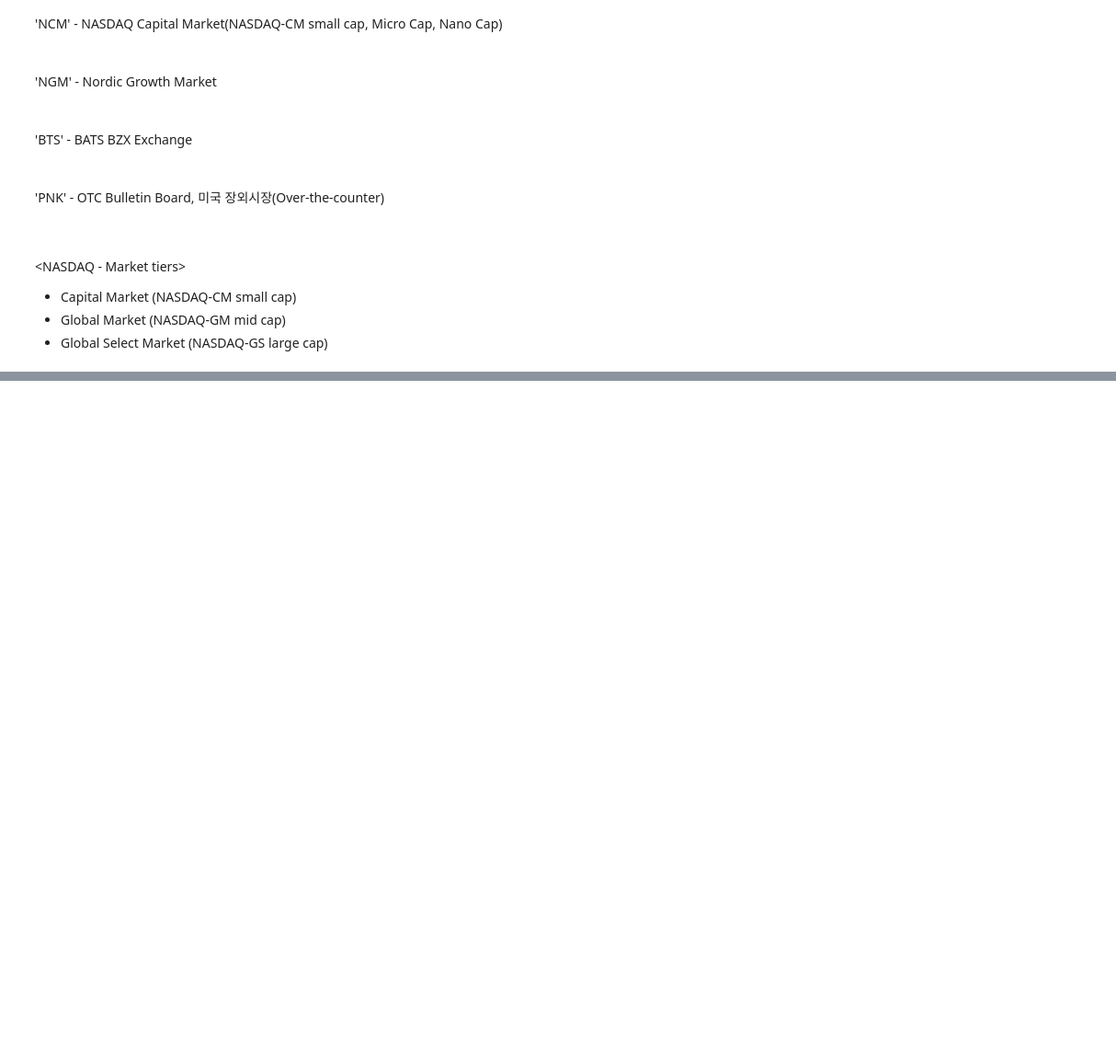
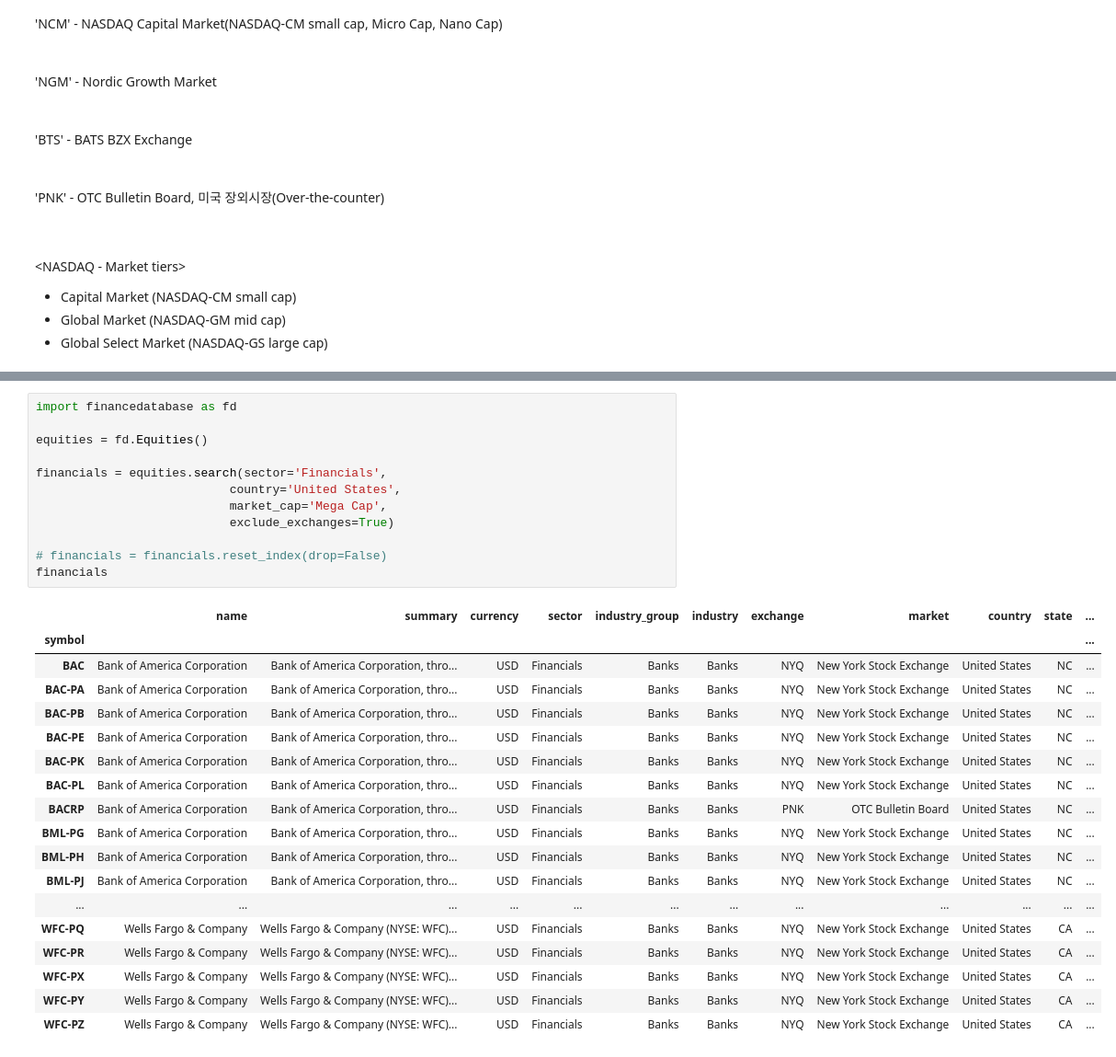
Before and after one commit to ljy9969/Quant_Portfolio, a Jupyter notebook: Analyst/USstocks.ipynb, the cells around one changed output, grey strips where cells are left out. Shown at 92% size. Drawn from its saved outputs; the diff is of its cells as text; blank space fills up the shorter version.

```diff
--- a/Analyst/USstocks.ipynb
+++ b/Analyst/USstocks.ipynb
@@ -727,3 +701,34 @@ MicroCap_df.head()
 | 000851.SZ | two | two is a blank check company. The... | CNY | Financials | Diversified Financials | Diversified Financial Services | SHZ | Shenzhen Stock Exchange | United States | CA | ... |
 | 002029.SZ | two | two is a blank check company. The... | CNY | Financials | Diversified Financials | Diversified Financial Services | SHZ | Shenzhen Stock Exchange | United States | CA | ... |
 | 002447.SZ | two | two is a blank check company. The... | CNY | Financials | Diversified Financials | Diversified Financial Services | SHZ | Shenzhen Stock Exchange | United States | CA | ... |
+# %%
+import financedatabase as fd
+
+equities = fd.Equities()
+
+financials = equities.search(sector='Financials',
+                           country='United States',
+                           market_cap='Mega Cap',
+                           exclude_exchanges=True)
+
+# financials = financials.reset_index(drop=False)
+financials
+# %% [output]
+|  | name | summary | currency | sector | industry_group | industry | exchange | market | country | state | ... |
+| symbol |  |  |  |  |  |  |  |  |  |  | ... |
+| BAC | Bank of America Corporation | Bank of America Corporation, thro... | USD | Financials | Banks | Banks | NYQ | New York Stock Exchange | United States | NC | ... |
+| BAC-PA | Bank of America Corporation | Bank of America Corporation, thro... | USD | Financials | Banks | Banks | NYQ | New York Stock Exchange | United States | NC | ... |
+| BAC-PB | Bank of America Corporation | Bank of America Corporation, thro... | USD | Financials | Banks | Banks | NYQ | New York Stock Exchange | United States | NC | ... |
+| BAC-PE | Bank of America Corporation | Bank of America Corporation, thro... | USD | Financials | Banks | Banks | NYQ | New York Stock Exchange | United States | NC | ... |
+| BAC-PK | Bank of America Corporation | Bank of America Corporation, thro... | USD | Financials | Banks | Banks | NYQ | New York Stock Exchange | United States | NC | ... |
+| BAC-PL | Bank of America Corporation | Bank of America Corporation, thro... | USD | Financials | Banks | Banks | NYQ | New York Stock Exchange | United States | NC | ... |
+| BACRP | Bank of America Corporation | Bank of America Corporation, thro... | USD | Financials | Banks | Banks | PNK | OTC Bulletin Board | United States | NC | ... |
+| BML-PG | Bank of America Corporation | Bank of America Corporation, thro... | USD | Financials | Banks | Banks | NYQ | New York Stock Exchange | United States | NC | ... |
+| BML-PH | Bank of America Corporation | Bank of America Corporation, thro... | USD | Financials | Banks | Banks | NYQ | New York Stock Exchange | United States | NC | ... |
+| BML-PJ | Bank of America Corporation | Bank of America Corporation, thro... | USD | Financials | Banks | Banks | NYQ | New York Stock Exchange | United States | NC | ... |
+| ... | ... | ... | ... | ... | ... | ... | ... | ... | ... | ... | ... |
+| WFC-PQ | Wells Fargo & Company | Wells Fargo & Company (NYSE: WFC)... | USD | Financials | Banks | Banks | NYQ | New York Stock Exchange | United States | CA | ... |
+| WFC-PR | Wells Fargo & Company | Wells Fargo & Company (NYSE: WFC)... | USD | Financials | Banks | Banks | NYQ | New York Stock Exchange | United States | CA | ... |
+| WFC-PX | Wells Fargo & Company | Wells Fargo & Company (NYSE: WFC)... | USD | Financials | Banks | Banks | NYQ | New York Stock Exchange | United States | CA | ... |
+| WFC-PY | Wells Fargo & Company | Wells Fargo & Company (NYSE: WFC)... | USD | Financials | Banks | Banks | NYQ | New York Stock Exchange | United States | CA | ... |
+| WFC-PZ | Wells Fargo & Company | Wells Fargo & Company (NYSE: WFC)... | USD | Financials | Banks | Banks | NYQ | New York Stock Exchange | United States | CA | ... |
```
Also changed, not shown: parts of 16 cells of this notebook.
